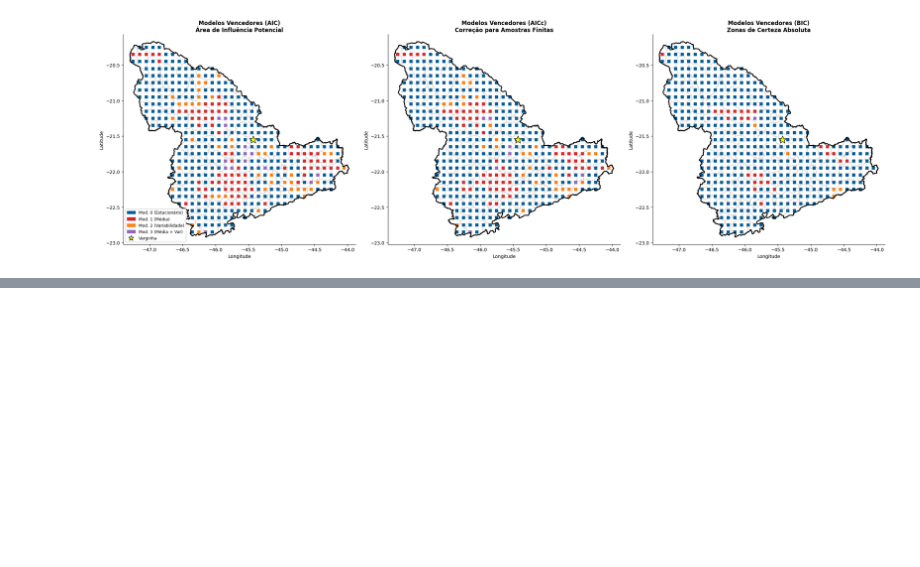
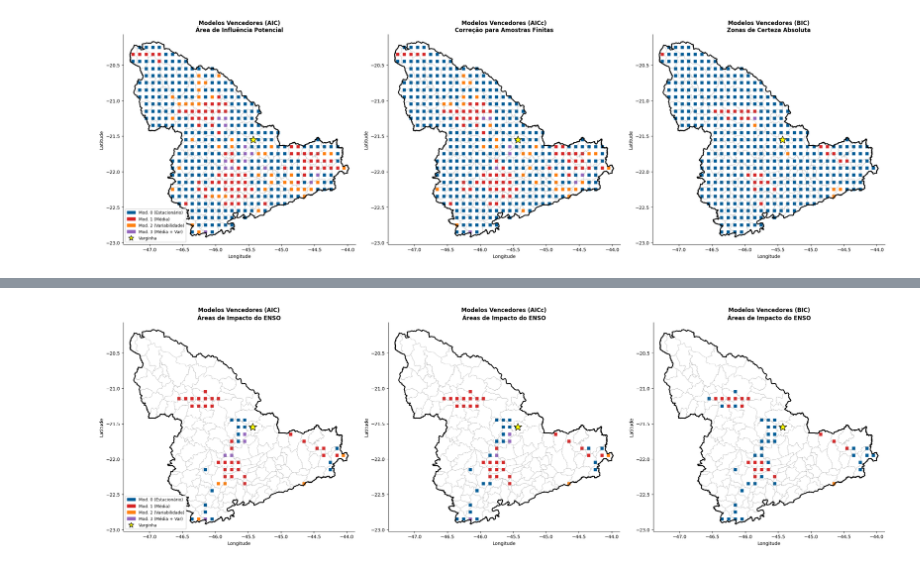
Before and after one commit to Lucasbpofc/Lucasbpofc.github.io, a Jupyter notebook: Elnino_sul_mg.ipynb, the cells around one changed output, grey strips where cells are left out. Saved outputs shown, nothing was run; the diff lists cells and outputs as text; code cells hidden in the pictures; blank space fills up the shorter version.

```diff
--- a/Elnino_sul_mg.ipynb
+++ b/Elnino_sul_mg.ipynb
@@ -885,0 +1260,81 @@ Cortando os mapas sob medida e gerando o painel de 3 eixos...
+# %%
+# ==============================================================================
+# BLOCO 4: GRÁFICO COMPARATIVO TRIPLO (FOCADO NOS PIXELS SIGNIFICATIVOS)
+# ==============================================================================
+import matplotlib.pyplot as plt
+import matplotlib.patches as mpatches
+import numpy as np
+from shapely.geometry import Point
+
+print("Gerando mapas dos modelos GEV vencedores nas áreas de impacto do ENSO...")
+
+# Inicializando estruturas para guardar coordenadas por modelo (0 a 3)
+aic_coords = {0: ([], []), 1: ([], []), 2: ([], []), 3: ([], [])}
+aicc_coords = {0: ([], []), 1: ([], []), 2: ([], []), 3: ([], [])}
+bic_coords = {0: ([], []), 1: ([], []), 2: ([], []), 3: ([], [])}
+
+# Coleta de coordenadas baseada nos resultados focados
+for i in range(len(lats)):
+    for j in range(len(lons)):
+        ponto_pixel = Point(lons[j], lats[i])
+
+        # Filtro geométrico (garantir que está dentro de MG)
+        if poligono_sul.contains(ponto_pixel):
+
+            # AIC
+            mod_aic = matriz_vencedores_aic[i, j]
+            if not np.isnan(mod_aic):
+                aic_coords[int(mod_aic)][0].append(lons[j])
+                aic_coords[int(mod_aic)][1].append(lats[i])
+
+            # AICc
+            mod_aicc = matriz_vencedores_aicc[i, j]
+            if not np.isnan(mod_aicc):
+                aicc_coords[int(mod_aicc)][0].append(lons[j])
+                aicc_coords[int(mod_aicc)][1].append(lats[i])
+
+            # BIC
+            mod_bic = matriz_vencedores_bic[i, j]
+            if not np.isnan(mod_bic):
+                bic_coords[int(mod_bic)][0].append(lons[j])
+                bic_coords[int(mod_bic)][1].append(lats[i])
+
+# Configuração da Tela com 3 Subplots Lado a Lado
+fig, (ax1, ax2, ax3) = plt.subplots(1, 3, figsize=(24, 7))
+tamanho_pixel = 60
+cores_hex = ['#005b96', '#d62728', '#ff7f0e', '#9467bd'] # Azul(M0), Vermelho(M1), Laranja(M2), Roxo(M3)
+
+# Função auxiliar para plotar cada mapa
+def plotar_mapa_gev(ax, coords_dict, titulo):
+    muni_sul_recortado.boundary.plot(ax=ax, color='gray', linewidth=0.5, alpha=0.4)
+    sul_mg.boundary.plot(ax=ax, color='black', linewidth=2)
+
+    for m, cor in enumerate(cores_hex):
+        lo, la = coords_dict[m]
+        if lo:
+            ax.scatter(lo, la, c=cor, marker='s', s=tamanho_pixel, edgecolor='white', linewidth=0.3)
+
+    ax.plot(lon_ref, lat_ref, marker='*', color='yellow', markersize=18, markeredgecolor='black', zorder=5)
+    ax.set_title(titulo, fontsize=12, fontweight='bold')
+    ax.set_xlim([min_lon - 0.1, max_lon + 0.1])
+    ax.set_ylim([min_lat - 0.1, max_lat + 0.1])
+    ax.spines['top'].set_visible(False)
+    ax.spines['right'].set_visible(False)
+    ax.set_xlabel("Longitude", fontsize=10)
+    ax.set_ylabel("Latitude", fontsize=10)
+
+# Renderizando os 3 mapas
+plotar_mapa_gev(ax1, aic_coords, "Modelos Vencedores (AIC)\nÁreas de Impacto do ENSO")
+plotar_mapa_gev(ax2, aicc_coords, "Modelos Vencedores (AICc)\nÁreas de Impacto do ENSO")
+plotar_mapa_gev(ax3, bic_coords, "Modelos Vencedores (BIC)\nÁreas de Impacto do ENSO")
+
+# Legenda unificada
+nomes_modelos = ['Mod. 0 (Estacionário)', 'Mod. 1 (Média)', 'Mod. 2 (Variabilidade)', 'Mod. 3 (Média + Var)']
+legend_handles = [mpatches.Patch(color=cores_hex[i], label=nomes_modelos[i]) for i in range(4)]
+legend_handles.append(plt.Line2D([0], [0], marker='*', color='yellow', markersize=12, markeredgecolor='black', linestyle='None', label='Varginha'))
+
+ax1.legend(handles=legend_handles, loc='lower left', framealpha=0.95, fontsize=9)
+
+plt.tight_layout()
+plt.show()
+# %% [output]
@@ -885,0 +1342 @@ Cortando os mapas sob medida e gerando o painel de 3 eixos...
+[figure, added]
```
Also changed, not shown: parts of 13 cells of this notebook.
